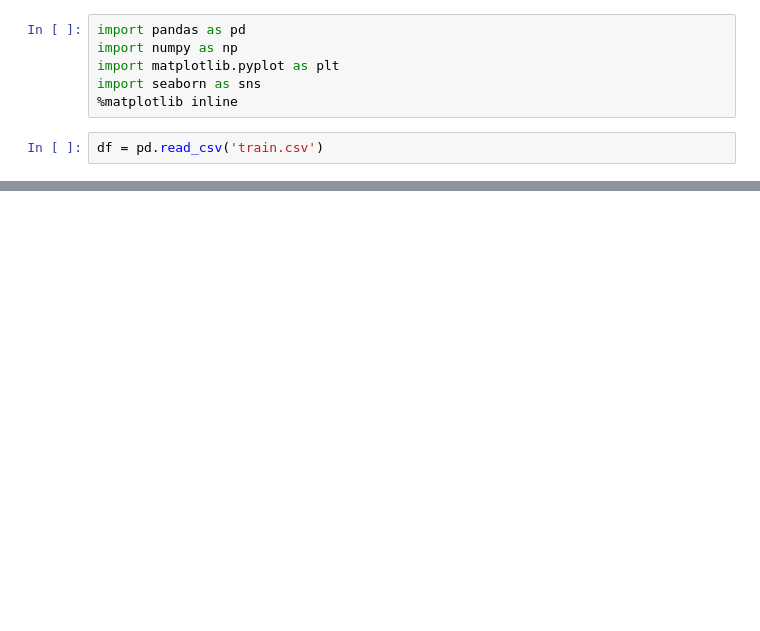
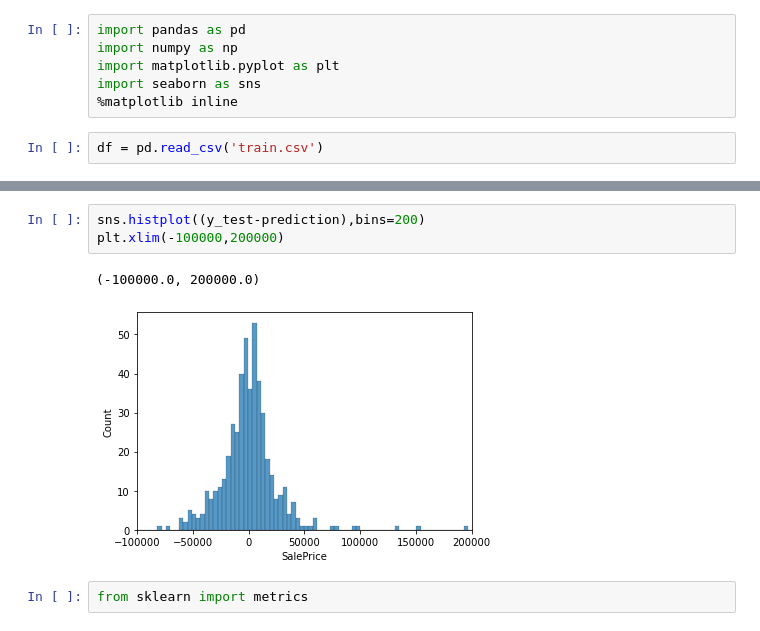
Before and after one commit to ahnngo/house-prices-advanced-regression-techniques, a Jupyter notebook: Untitled.ipynb, the cells around one changed output, grey strips where cells are left out. Cells and saved outputs as stored; diff of their text form; blank space fills up the shorter version.

```diff
--- a/Untitled.ipynb
+++ b/Untitled.ipynb
@@ -131,0 +145,8 @@ memory usage: 433.6 KB
+# %%
+sns.histplot((y_test-prediction),bins=200)
+plt.xlim(-100000,200000)
+# %% [output]
+(-100000.0, 200000.0)
+[figure, added]
+# %%
+from sklearn import metrics
```
Also changed, not shown: parts of 31 cells of this notebook.
